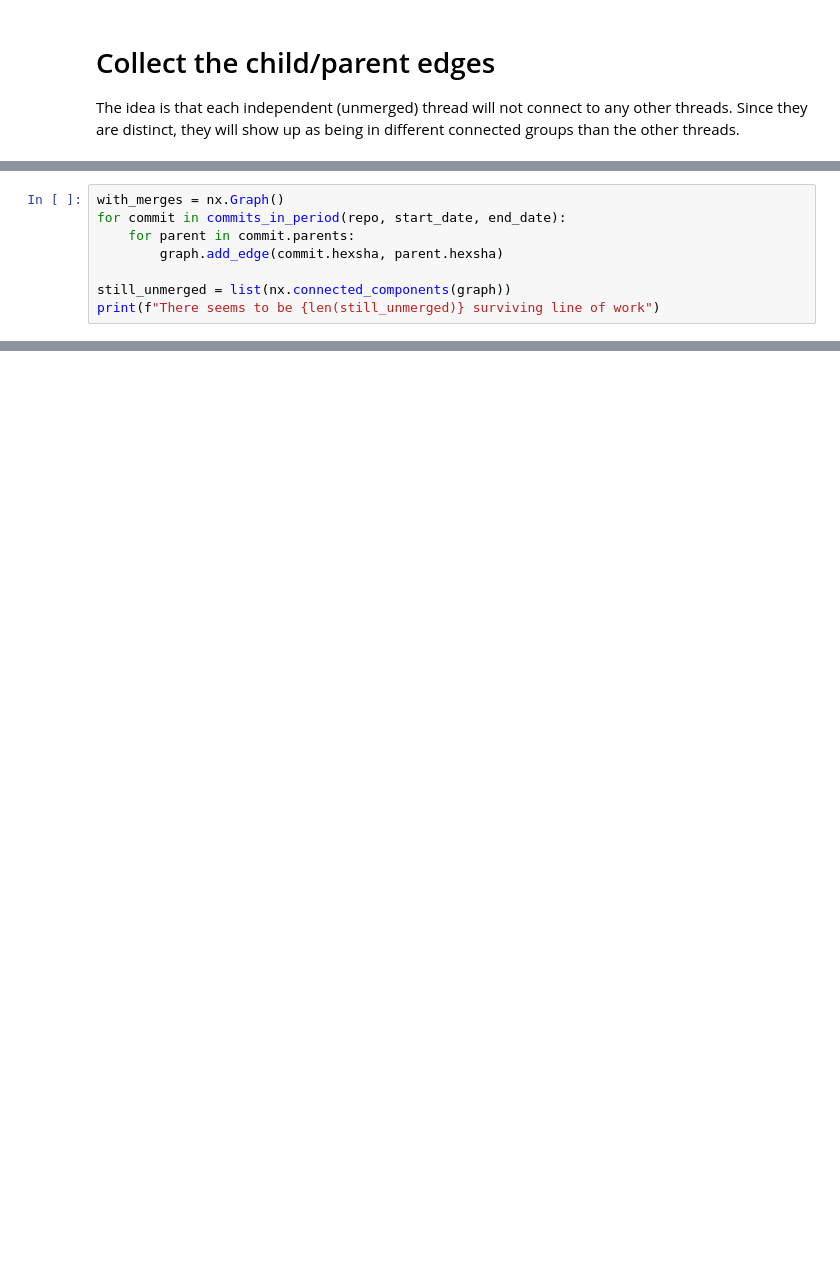
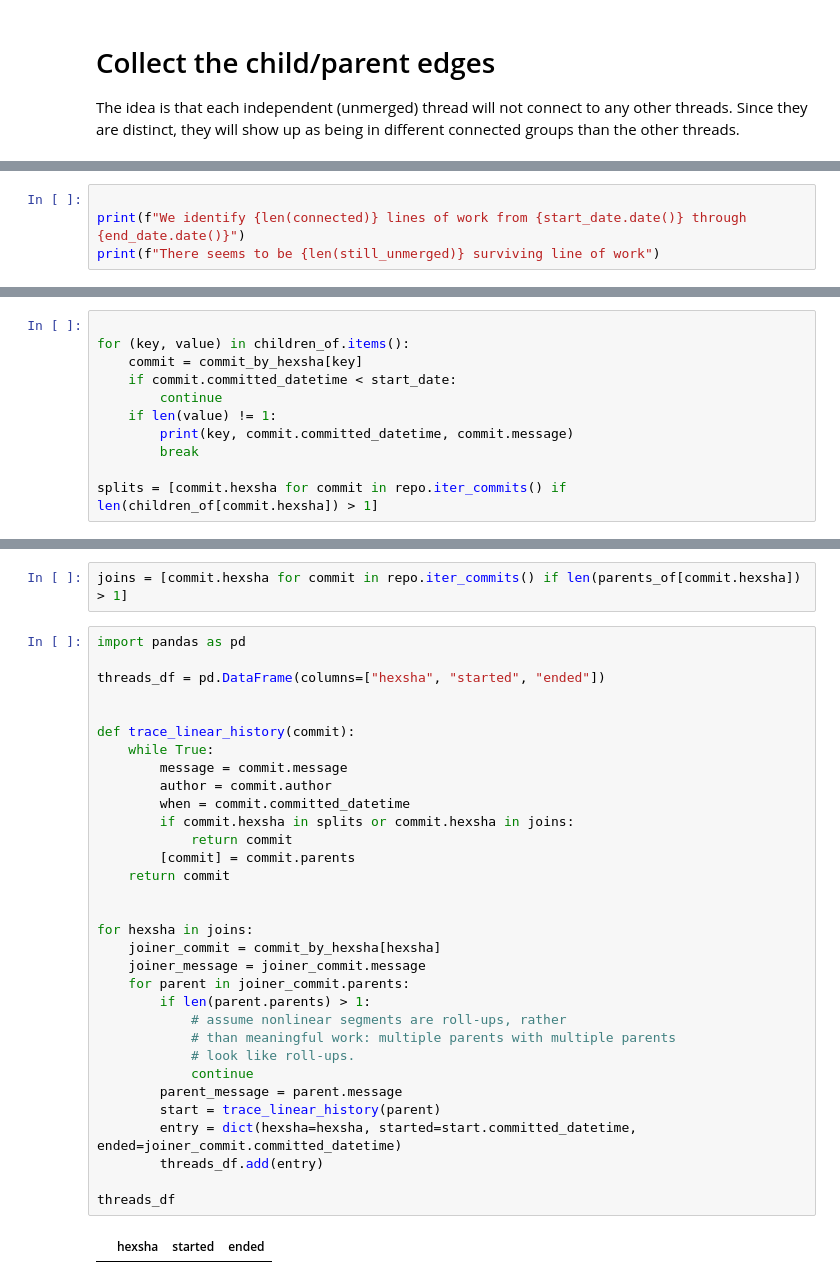
Before and after one commit to tottinge/gitminer-jupyter, a Jupyter notebook: Notebooks/unique_lines.ipynb, the cells around one changed output, grey strips where cells are left out. Drawn from its saved outputs; the diff is of its cells as text; blank space fills up the shorter version.

```diff
--- a/Notebooks/unique_lines.ipynb
+++ b/Notebooks/unique_lines.ipynb
@@ -55,9 +76,5 @@ nx.draw(graph, with_labels=False, node_size=4)
 # %%
-with_merges = nx.Graph()
-for commit in commits_in_period(repo, start_date, end_date):
-    for parent in commit.parents:
-        graph.add_edge(commit.hexsha, parent.hexsha)
 
-still_unmerged = list(nx.connected_components(graph))
+print(f"We identify {len(connected)} lines of work from {start_date.date()} through {end_date.date()}")
 print(f"There seems to be {len(still_unmerged)} surviving line of work")
 # %% [output]
@@ -64,0 +97,11 @@ There seems to be 1 surviving line of work
+# %%
+
+for (key, value) in children_of.items():
+    commit = commit_by_hexsha[key]
+    if commit.committed_datetime < start_date:
+        continue
+    if len(value) != 1:
+        print(key, commit.committed_datetime, commit.message)
+        break
+
+splits = [commit.hexsha for commit in repo.iter_commits() if len(children_of[commit.hexsha]) > 1]
@@ -64,0 +110,36 @@ There seems to be 1 surviving line of work
+# %%
+joins = [commit.hexsha for commit in repo.iter_commits() if len(parents_of[commit.hexsha]) > 1]
+# %%
+import pandas as pd
+
+threads_df = pd.DataFrame(columns=["hexsha", "started", "ended"])
+
+
+def trace_linear_history(commit):
+    while True:
+        message = commit.message
+        author = commit.author
+        when = commit.committed_datetime
+        if commit.hexsha in splits or commit.hexsha in joins:
+            return commit
+        [commit] = commit.parents
+    return commit
+
+
+for hexsha in joins:
+    joiner_commit = commit_by_hexsha[hexsha]
+    joiner_message = joiner_commit.message
+    for parent in joiner_commit.parents:
+        if len(parent.parents) > 1:
+            # assume nonlinear segments are roll-ups, rather
+            # than meaningful work: multiple parents with multiple parents
+            # look like roll-ups.
+            continue
+        parent_message = parent.message
+        start = trace_linear_history(parent)
+        entry = dict(hexsha=hexsha, started=start.committed_datetime, ended=joiner_commit.committed_datetime)
+        threads_df.add(entry)
+
+threads_df
+# %% [output]
+|  | hexsha | started | ended |
```
Also changed, not shown: parts of 11 cells of this notebook, 7 other files.
